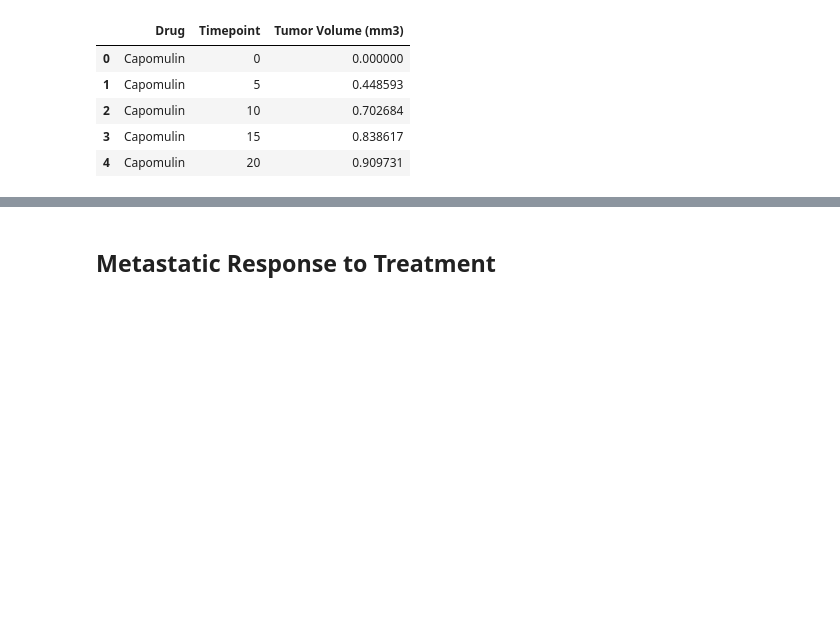
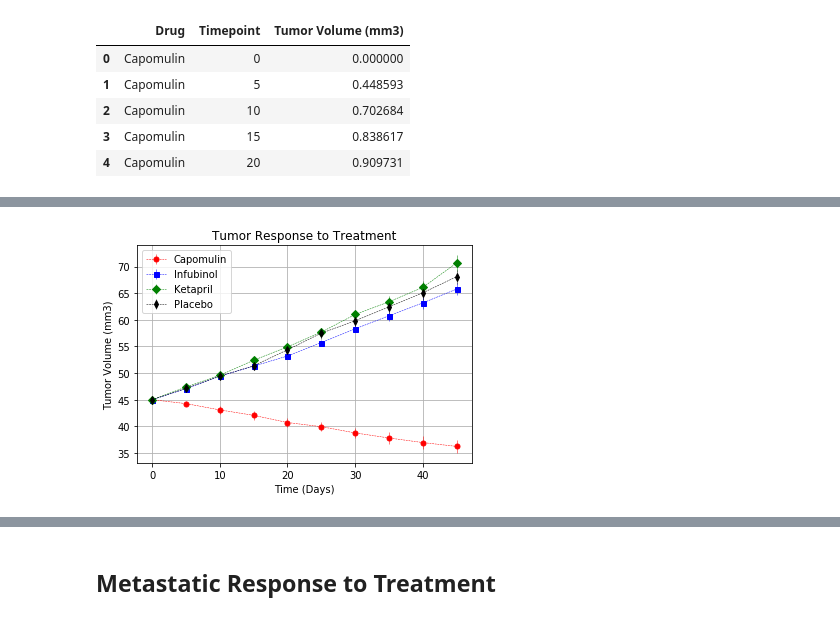
Before and after one commit to StasBey/matplotlib-challenge, a Jupyter notebook: Pymaceuticals/Pymaceuticals.ipynb, the cells around one changed output, grey strips where cells are left out. Saved outputs shown, nothing was run; the diff lists cells and outputs as text; code cells hidden in the pictures; blank space fills up the shorter version.

```diff
--- a/Pymaceuticals/Pymaceuticals.ipynb
+++ b/Pymaceuticals/Pymaceuticals.ipynb
@@ -126,3 +96,34 @@ KeyError: 'Capomulin'
+# %%
+# Generate the Plot (with Error Bars)
+plt.errorbar(mean_tumor_volume_data_grouped_pivot.index, mean_tumor_volume_data_grouped_pivot['Capomulin'],
+             yerr=sem_tumor_volume_data_grouped_pivot['Capomulin'],
+             color='red', marker='o', markersize=5, linestyle='--', linewidth=0.5)
+plt.errorbar(mean_tumor_volume_data_grouped_pivot.index, mean_tumor_volume_data_grouped_pivot['Infubinol'],
+             yerr=sem_tumor_volume_data_grouped_pivot['Infubinol'],
+             color='blue', marker='s', markersize=5, linestyle='--', linewidth=0.5)
+plt.errorbar(mean_tumor_volume_data_grouped_pivot.index, mean_tumor_volume_data_grouped_pivot['Ketapril'],
+             yerr=sem_tumor_volume_data_grouped_pivot['Ketapril'],
+             color='green', marker='D', markersize=5, linestyle='--', linewidth=0.5)
+plt.errorbar(mean_tumor_volume_data_grouped_pivot.index, mean_tumor_volume_data_grouped_pivot['Placebo'],
+             yerr=sem_tumor_volume_data_grouped_pivot['Placebo'],
+             color='black', marker='d', markersize=5, linestyle='--', linewidth=0.5)
+
+
+x_lim = len(mean_tumor_volume_data_grouped_pivot.index)
+
+plt.title("Tumor Response to Treatment")
+plt.xlabel("Time (Days)")
+plt.ylabel("Tumor Volume (mm3)")
+plt.legend(['Capomulin', 'Infubinol', 'Ketapril', 'Placebo'], loc='best')
+plt.grid()
+
+# Save the Figure
+plt.savefig(os.path.join('figures','treatment.png'))
+
+# Show the Figure
+plt.show()
+# %% [output]
+[figure, added]
 # %% [markdown]
 ![Tumor Response to Treatment](../Images/treatment.png)
 # %% [markdown]
```
Also changed, not shown: parts of 16 cells of this notebook.
